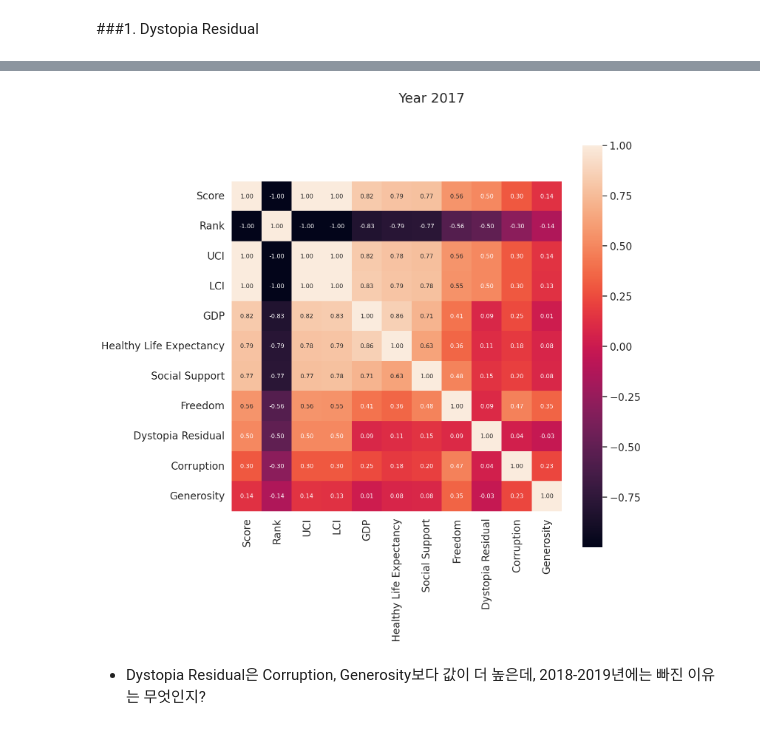
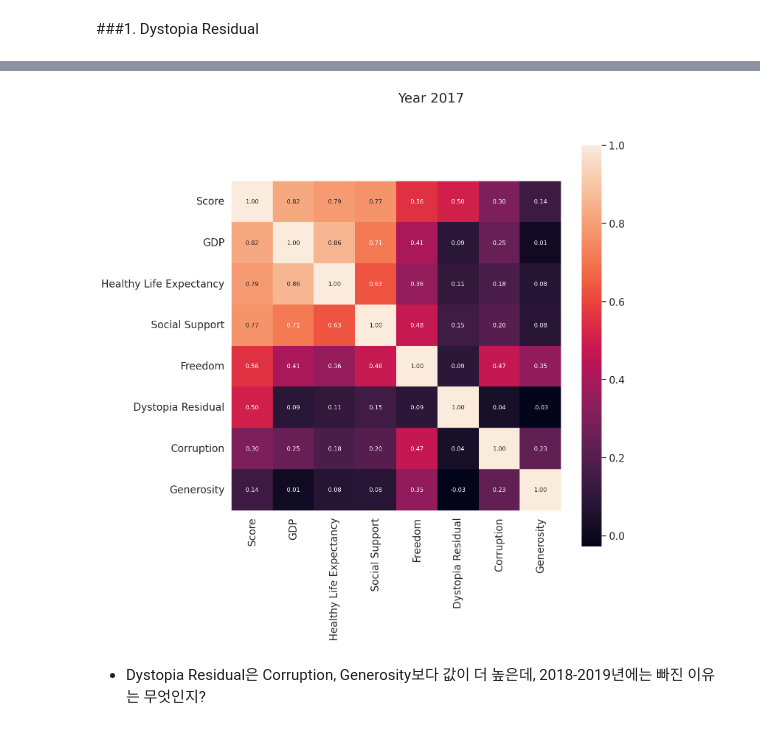
Before and after one commit to EA-park/AIFFEL_datathon, a Jupyter notebook: [Datathon]세계행복보고서_세계정복.ipynb, the cells around one changed output, grey strips where cells are left out. Drawn from its saved outputs; the diff is of its cells as text; code cells hidden in the pictures.

```diff
--- a/[Datathon]세계행복보고서_세계정복.ipynb
+++ b/[Datathon]세계행복보고서_세계정복.ipynb
@@ -217,14 +256,14 @@ plt.show()
 # %%
-cor_abs = abs(happiness2017.corr(method='spearman'))
-cor_cols = cor_abs.nlargest(n=11, columns='Score').index
+cor_abs = abs(happiness2017[features_tmp].corr(method='spearman'))
+cor_cols = cor_abs.nlargest(n=8, columns='Score').index
 cor = np.array(sp.stats.spearmanr(happiness2017[cor_cols].values))[0]
 plt.figure(figsize=(10,10))
 sns.set(font_scale=1.25)
 sns.heatmap(cor, fmt='.2f', annot=True, square=True, annot_kws={'size' : 8}, xticklabels=cor_cols.values, yticklabels=cor_cols.values)
 plt.suptitle('Year 2017')
 plt.show()
 # %% [output]
-[figure, old version]
+[figure, new version]
 # %% [markdown]
 - Dystopia Residual은 Corruption, Generosity보다 값이 더 높은데, 2018-2019년에는 빠진 이유는 무엇인지?
 # %% [markdown]
```
Also changed, not shown: parts of 25 cells of this notebook.
